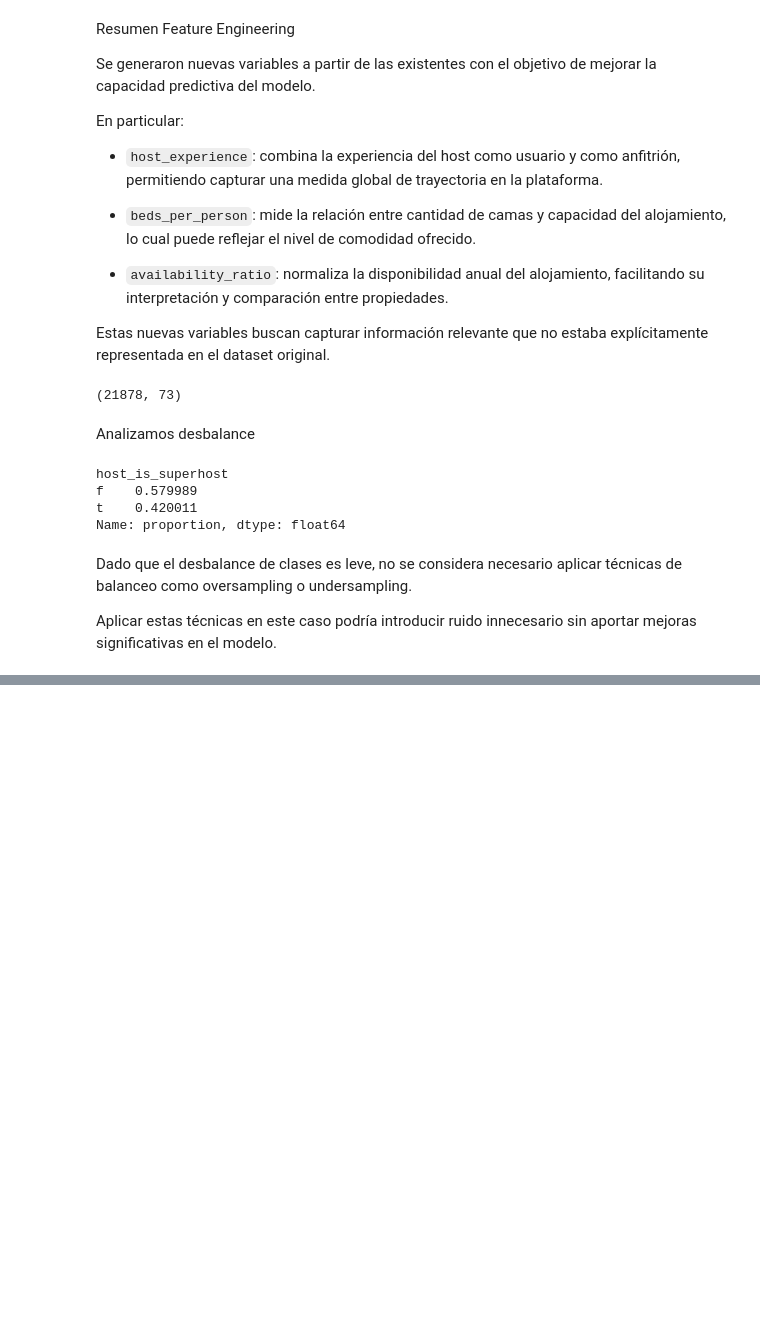
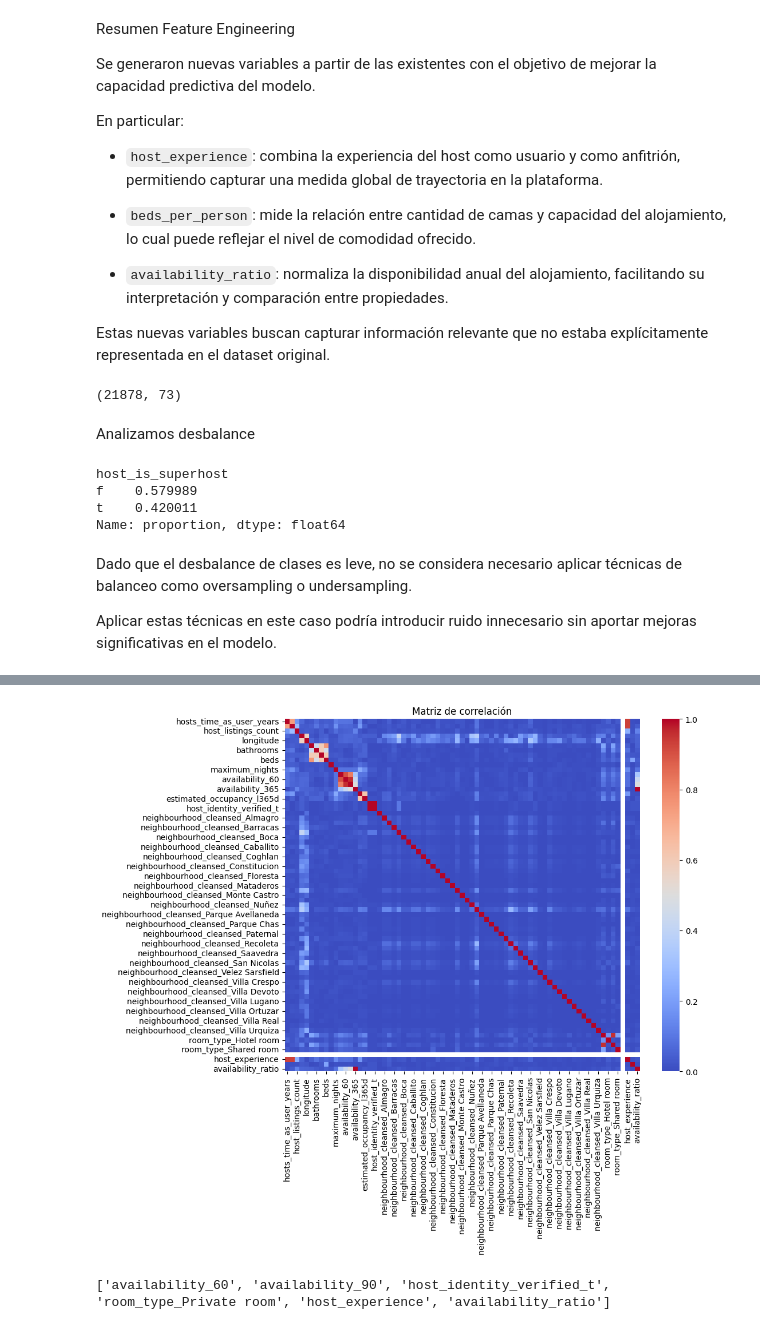
Before and after one commit to bucetabelen/datos, a Jupyter notebook: airbnb/notebooks/TP airbnb.ipynb, the cells around one changed output, grey strips where cells are left out. Saved outputs shown, nothing was run; the diff lists cells and outputs as text; code cells hidden in the pictures; blank space fills up the shorter version.

```diff
--- a/airbnb/notebooks/TP airbnb.ipynb
+++ b/airbnb/notebooks/TP airbnb.ipynb
@@ -854,0 +869,23 @@ Aplicar estas técnicas en este caso podría introducir ruido innecesario sin ap
+# %%
+import numpy as np
+import seaborn as sns
+import matplotlib.pyplot as plt
+
+corr_matrix = X_train_encoded.corr().abs()
+
+plt.figure(figsize=(10,8))
+sns.heatmap(corr_matrix, cmap="coolwarm")
+plt.title("Matriz de correlación")
+plt.show()
+# %% [output]
+[figure, added]
+# %%
+upper = corr_matrix.where(
+    np.triu(np.ones(corr_matrix.shape), k=1).astype(bool)
+)
+
+to_drop = [col for col in upper.columns if any(upper[col] > 0.8)]
+
+print(to_drop)
+# %% [output]
+['availability_60', 'availability_90', 'host_identity_verified_t', 'room_type_Private room', 'host_experience', 'availability_ratio']
```
Also changed, not shown: parts of 12 cells of this notebook.
